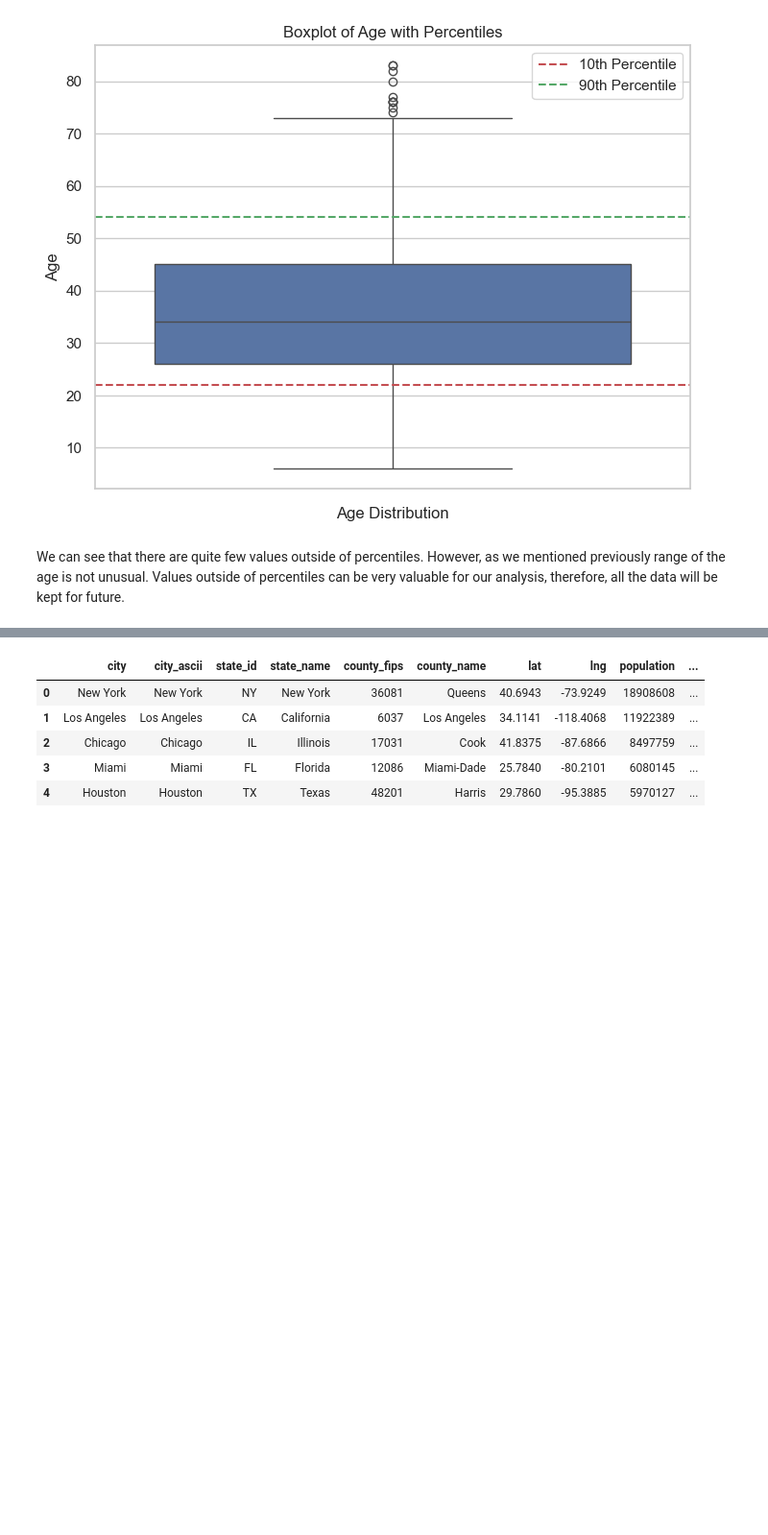
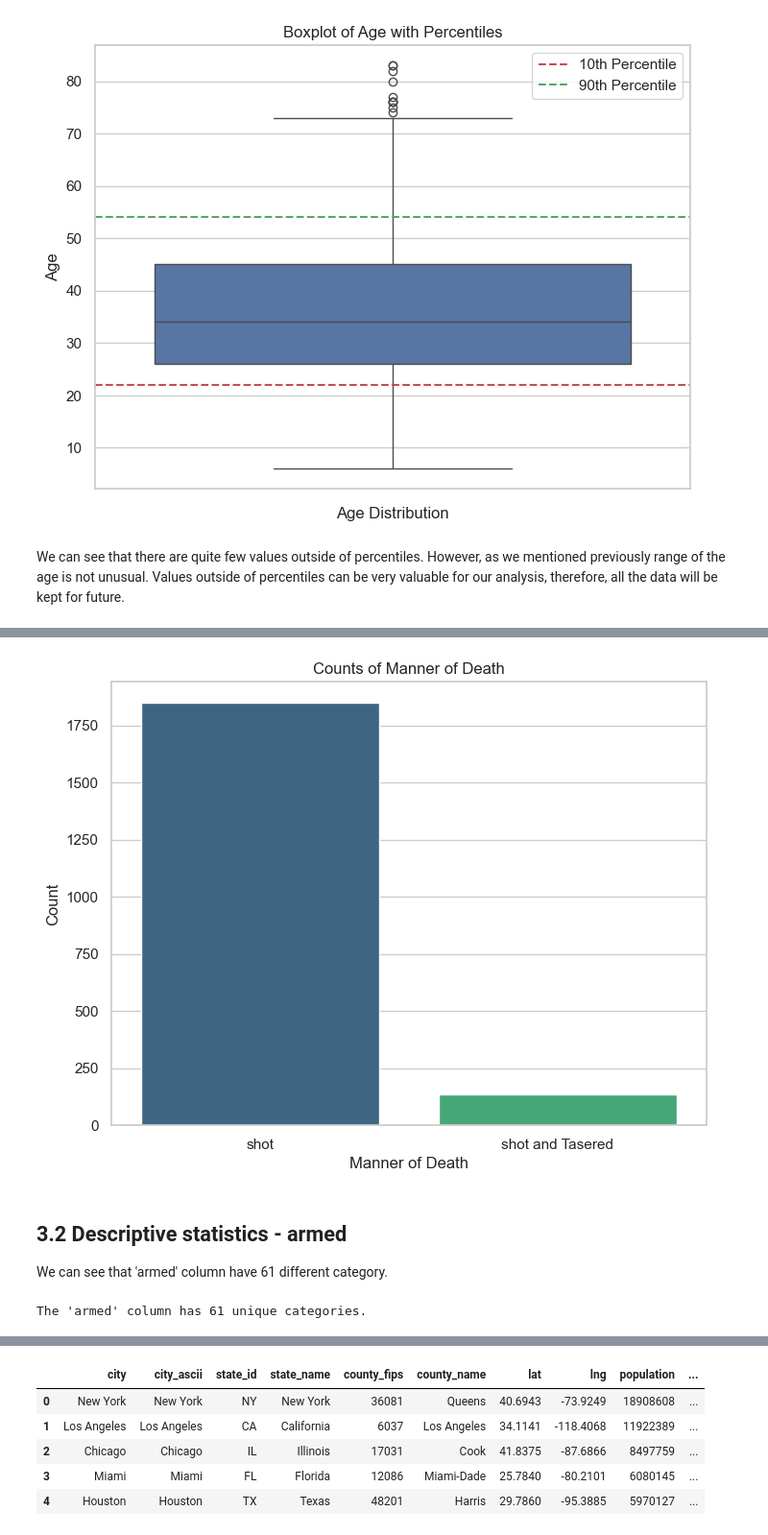
Before and after one commit to gyse3054/Turing-College, a Jupyter notebook: capstone.ipynb, the cells around one changed output, grey strips where cells are left out. Shown at 96% size. Cells and saved outputs as stored; diff of their text form; code cells hidden in the pictures; blank space fills up the shorter version.

```diff
--- a/capstone.ipynb
+++ b/capstone.ipynb
@@ -226,0 +234,3 @@ We can see that there are quite few values outside of percentiles. However, as w
+# %%
+new_data = data_no_nulls.iloc[:, 1:]  # Remove the first two columns
+new_data.head(5)
@@ -226,0 +248,22 @@ We can see that there are quite few values outside of percentiles. However, as w
+# %%
+# Count of each manner of death
+manner_counts = new_data['manner_of_death'].value_counts()
+
+# Plotting the counts of manner of death
+plt.figure(figsize=(8, 6))
+sns.barplot(x=manner_counts.index, y=manner_counts.values, palette='viridis')
+plt.xlabel('Manner of Death')
+plt.ylabel('Count')
+plt.title('Counts of Manner of Death')
+plt.show()
+# %% [output]
+[figure, added]
+# %% [markdown]
+## 3.2 Descriptive statistics - armed
+
+We can see that 'armed' column have 61 different category.
+# %%
+num_unique_armed = new_data['armed'].nunique()
+print(f"The 'armed' column has {num_unique_armed} unique categories.")
+# %% [output]
+The 'armed' column has 61 unique categories.
```
Also changed, not shown: parts of 37 cells of this notebook.
